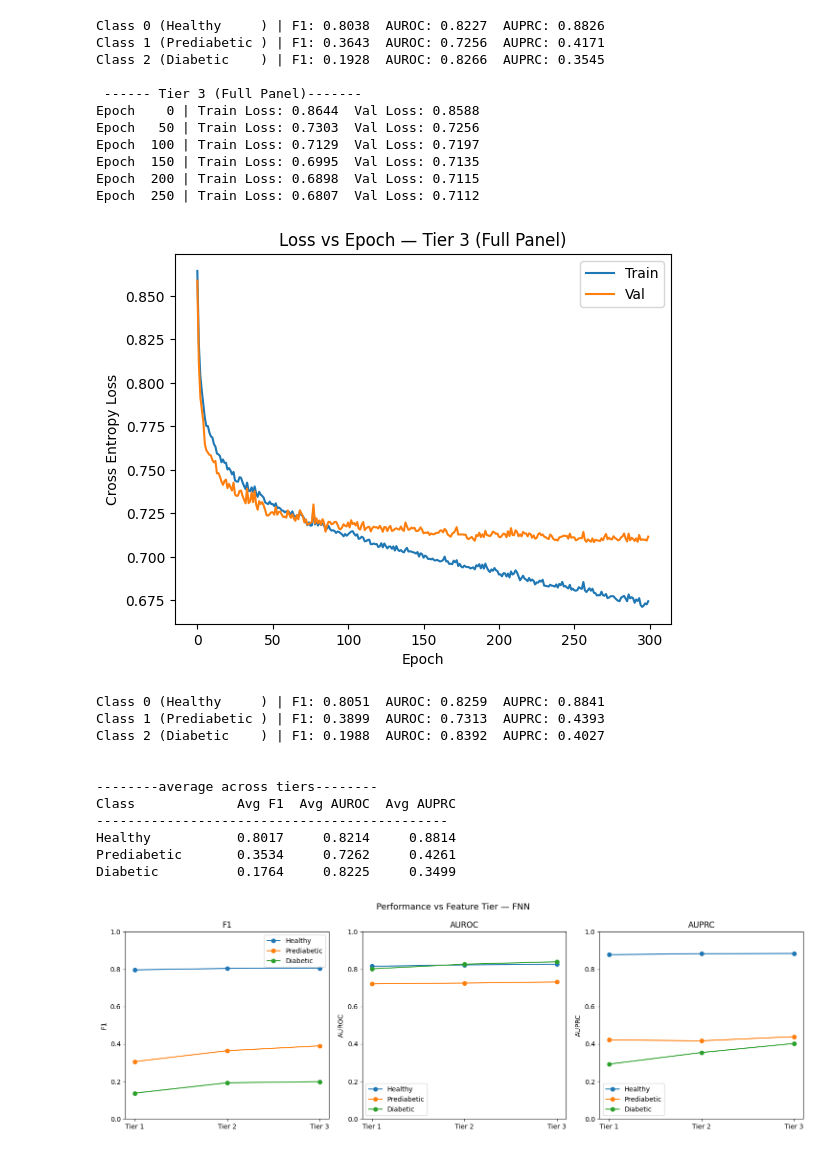
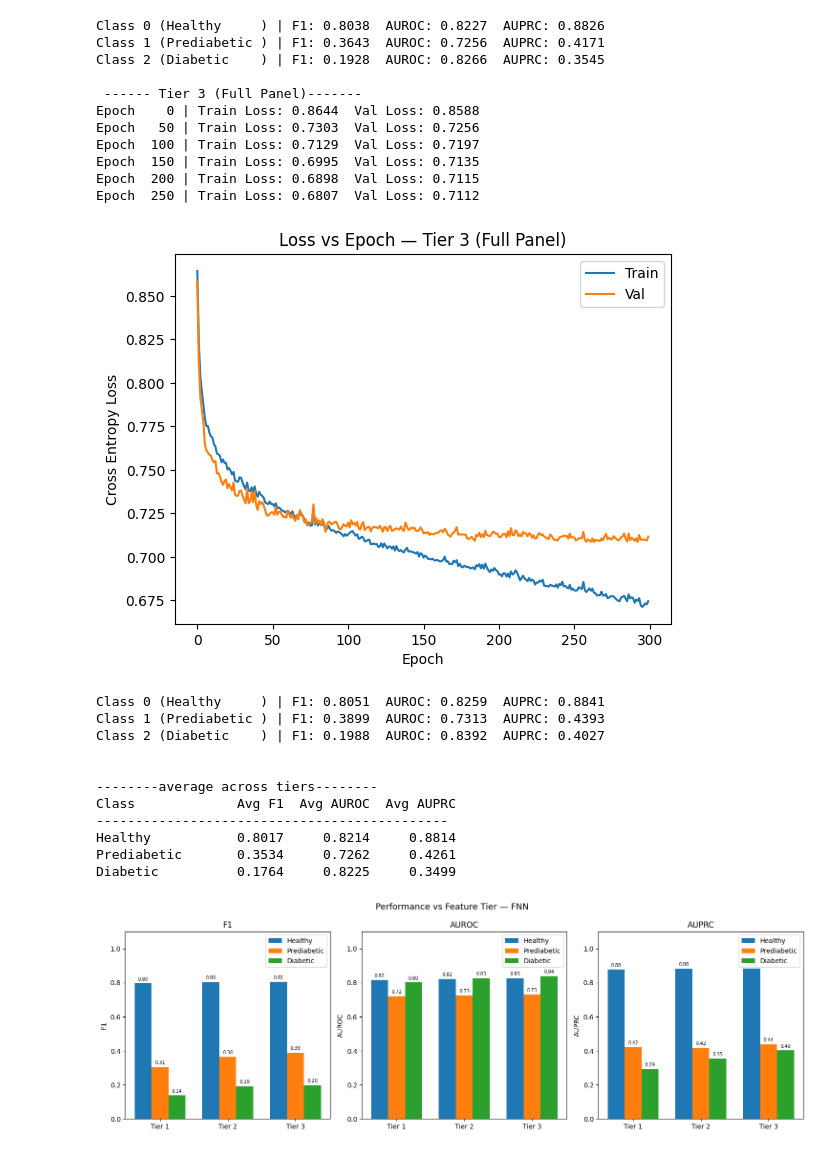
Before and after one commit to shivanshi-09/IML_Midterm, a Jupyter notebook: FNNDiabetes.ipynb, the cells around one changed output. Cells and saved outputs as stored; diff of their text form; code cells hidden in the pictures.

```diff
--- a/FNNDiabetes.ipynb
+++ b/FNNDiabetes.ipynb
@@ -335,41 +368,44 @@ Diabetic          0.2031     0.8230     0.3536
 n_classes = 3
 class_names = ["Healthy", "Prediabetic", "Diabetic"]
 tier_results = {}
-opt_param = {"alpha": 0.01, "dropout":0.3, "arch": [128, 64], "batch_size":32}
+opt_param = {"alpha": 0.01, "dropout":0.3, "arch": [128, 64], "batch_size": 32}
+
 for tier_name, cols in tiers.items():
-  print(f"\n ------ {tier_name}-------")
-  scalar = StandardScaler()
-  X_train_tier = scalar.fit_transform(x_train[cols])
-  X_test_tier = scalar.transform(x_test[cols])
-  Y_train_tier = one_hot(y_train.values, n_classes)
-  Y_test_tier = one_hot(y_test.values, n_classes)
-  n_feat = X_train_tier.shape[1]
-  layer_sizes = [n_feat] + opt_param["arch"] + [n_classes]
-  W, b, train_losses, test_losses = train_fnn(
-      X_train_tier, Y_train_tier,
-      X_test_tier,  Y_test_tier,
-      layer_sizes, alpha = opt_param["alpha"], dropout = opt_param["dropout"],
-      epochs = 300, batch_size = opt_param["batch_size"]
-  )
-  plt.plot(train_losses, label="Train")
-  plt.plot(test_losses,  label="Val")
-  plt.legend(); plt.xlabel("Epoch"); plt.ylabel("Cross Entropy Loss")
-  plt.title(f"Loss vs Epoch — {tier_name}"); plt.show()
+    print(f"\n ------ {tier_name}-------")
+    scalar = StandardScaler()
+    X_train_tier = scalar.fit_transform(x_train[cols])
+    X_test_tier  = scalar.transform(x_test[cols])
+    Y_train_tier = one_hot(y_train.values, n_classes)
+    Y_test_tier  = one_hot(y_test.values, n_classes)
+    n_feat = X_train_tier.shape[1]
+    layer_sizes = [n_feat] + opt_param["arch"] + [n_classes]
 
-  y_pred, y_probs = predict_fnn(X_test_tier, W, b)
-  y_true = y_test.values
-  f1_scores = f1_classwise(y_true, y_pred, n_classes)
+    W, b, train_losses, test_losses = train_fnn(
+        X_train_tier, Y_train_tier,
+        X_test_tier,  Y_test_tier,
+        layer_sizes, alpha=opt_param["alpha"], dropout=opt_param["dropout"],
+        epochs=300, batch_size=opt_param["batch_size"]
+    )
 
-  tier_results[tier_name] = {"f1": {}, "auroc": {}, "auprc": {}}
-  for c in range(n_classes):
-      y_true_bin = (y_true == c).astype(int)
-      auroc_val, _, _ = auroc(y_true_bin, y_probs[:, c])
-      auprc_val, _, _ = auprc(y_true_bin,  y_probs[:, c])
-      f1_val = f1_scores[c]["f1"]
-      tier_results[tier_name]["f1"][c]    = f1_val
-      tier_results[tier_name]["auroc"][c] = auroc_val
-      tier_results[tier_name]["auprc"][c] = auprc_val
-      print(f"Class {c} ({class_names[c]:12s}) | F1: {f1_val:.4f}  AUROC: {auroc_val:.4f}  AUPRC: {auprc_val:.4f}")
+    plt.plot(train_losses, label="Train")
+    plt.plot(test_losses,  label="Val")
+    plt.legend(); plt.xlabel("Epoch"); plt.ylabel("Cross Entropy Loss")
+    plt.title(f"Loss vs Epoch — {tier_name}"); plt.show()
+
+    y_pred, y_probs = predict_fnn(X_test_tier, W, b)
+    y_true = y_test.values
+    f1_scores = f1_classwise(y_true, y_pred, n_classes)
+
+    tier_results[tier_name] = {"f1": {}, "auroc": {}, "auprc": {}}
+    for c in range(n_classes):
+        y_true_bin = (y_true == c).astype(int)
+        auroc_val, _, _ = auroc(y_true_bin, y_probs[:, c])
+        auprc_val, _, _ = auprc(y_true_bin, y_probs[:, c])
+        f1_val = f1_scores[c]["f1"]
+        tier_results[tier_name]["f1"][c]    = f1_val
+        tier_results[tier_name]["auroc"][c] = auroc_val
+        tier_results[tier_name]["auprc"][c] = auprc_val
+        print(f"Class {c} ({class_names[c]:12s}) | F1: {f1_val:.4f}  AUROC: {auroc_val:.4f}  AUPRC: {auprc_val:.4f}")
 
 print("\n\n--------average across tiers--------")
 print(f"{'Class':<15} {'Avg F1':>8} {'Avg AUROC':>10} {'Avg AUPRC':>10}")
@@ -380,16 +416,33 @@ for c, cname in enumerate(class_names):
     avg_auprc = np.mean([tier_results[t]["auprc"][c] for t in tier_results])
     print(f"{cname:<15} {avg_f1:>8.4f} {avg_auroc:>10.4f} {avg_auprc:>10.4f}")
 
-tier_names = list(tier_results.keys())
+tier_names  = list(tier_results.keys())
+tier_labels = ["Tier 1", "Tier 2", "Tier 3"]
+x     = np.arange(len(tier_labels))
+width = 0.25
+
 fig, axes = plt.subplots(1, 3, figsize=(15, 5))
 for ax, metric, label in zip(axes, ["f1", "auroc", "auprc"], ["F1", "AUROC", "AUPRC"]):
-    for c, cname in enumerate(class_names):
-        scores = [tier_results[t][metric][c] for t in tier_names]
-        ax.plot(["Tier 1", "Tier 2", "Tier 3"], scores, marker="o", label=cname)
-    ax.set_title(label); ax.set_ylabel(label)
-    ax.legend(); ax.set_ylim(0, 1)
+    for i, (cname, offset) in enumerate(zip(class_names, [-width, 0, width])):
+        scores = [tier_results[t][metric][i] for t in tier_names]
+        bars = ax.bar(x + offset, scores, width=width, label=cname)
+        for bar, score in zip(bars, scores):
+            ax.text(
+                bar.get_x() + bar.get_width() / 2,
+                bar.get_height() + 0.01,
+                f"{score:.2f}",
+                ha="center", va="bottom", fontsize=7
+            )
+    ax.set_title(label)
+    ax.set_ylabel(label)
+    ax.set_xticks(x)
+    ax.set_xticklabels(tier_labels)
+    ax.legend()
+    ax.set_ylim(0, 1.1)
+
 plt.suptitle("Performance vs Feature Tier — FNN", fontsize=13)
-plt.tight_layout(); plt.show()
+plt.tight_layout()
+plt.show()
 # %% [output]
  ------ Tier 1 (Demographic + Vitals)-------
 Epoch    0 | Train Loss: 0.8007  Val Loss: 0.7762
@@ -407,31 +460,31 @@ Class 2 (Diabetic    ) | F1: 0.1375  AUROC: 0.8017  AUPRC: 0.2925
 Epoch    0 | Train Loss: 0.8192  Val Loss: 0.7988
 Epoch   50 | Train Loss: 0.7379  Val Loss: 0.7252
 Epoch  100 | Train Loss: 0.7294  Val Loss: 0.7248
 Epoch  150 | Train Loss: 0.7239  Val Loss: 0.7255
 Epoch  200 | Train Loss: 0.7154  Val Loss: 0.7214
 Epoch  250 | Train Loss: 0.7094  Val Loss: 0.7195
 [figure]
 Class 0 (Healthy     ) | F1: 0.8038  AUROC: 0.8227  AUPRC: 0.8826
 Class 1 (Prediabetic ) | F1: 0.3643  AUROC: 0.7256  AUPRC: 0.4171
 Class 2 (Diabetic    ) | F1: 0.1928  AUROC: 0.8266  AUPRC: 0.3545
 
  ------ Tier 3 (Full Panel)-------
 Epoch    0 | Train Loss: 0.8644  Val Loss: 0.8588
 Epoch   50 | Train Loss: 0.7303  Val Loss: 0.7256
 Epoch  100 | Train Loss: 0.7129  Val Loss: 0.7197
 Epoch  150 | Train Loss: 0.6995  Val Loss: 0.7135
 Epoch  200 | Train Loss: 0.6898  Val Loss: 0.7115
 Epoch  250 | Train Loss: 0.6807  Val Loss: 0.7112
 [figure]
 Class 0 (Healthy     ) | F1: 0.8051  AUROC: 0.8259  AUPRC: 0.8841
 Class 1 (Prediabetic ) | F1: 0.3899  AUROC: 0.7313  AUPRC: 0.4393
 Class 2 (Diabetic    ) | F1: 0.1988  AUROC: 0.8392  AUPRC: 0.4027
 
 
 --------average across tiers--------
 Class             Avg F1  Avg AUROC  Avg AUPRC
 ---------------------------------------------
 Healthy           0.8017     0.8214     0.8814
 Prediabetic       0.3534     0.7262     0.4261
 Diabetic          0.1764     0.8225     0.3499
-[figure, old version]
+[figure, new version]
```
Also changed, not shown: parts of 4 cells of this notebook.
